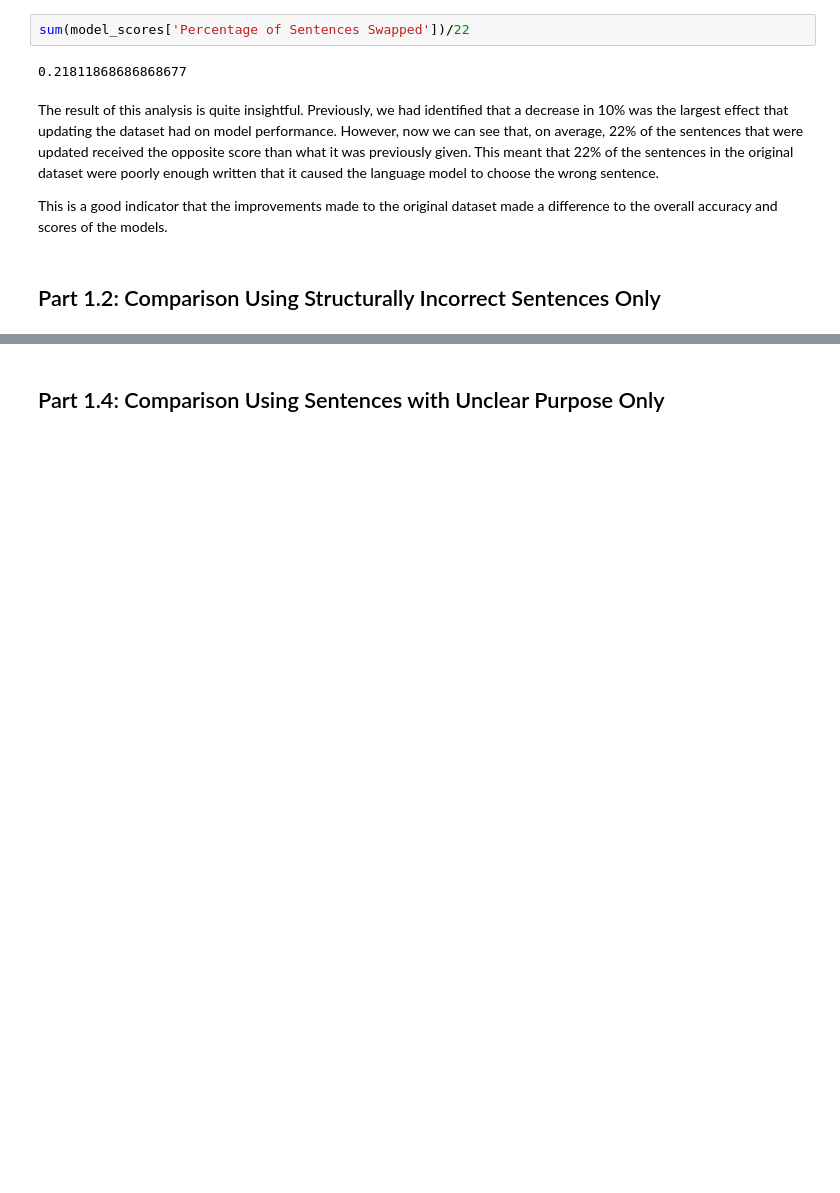
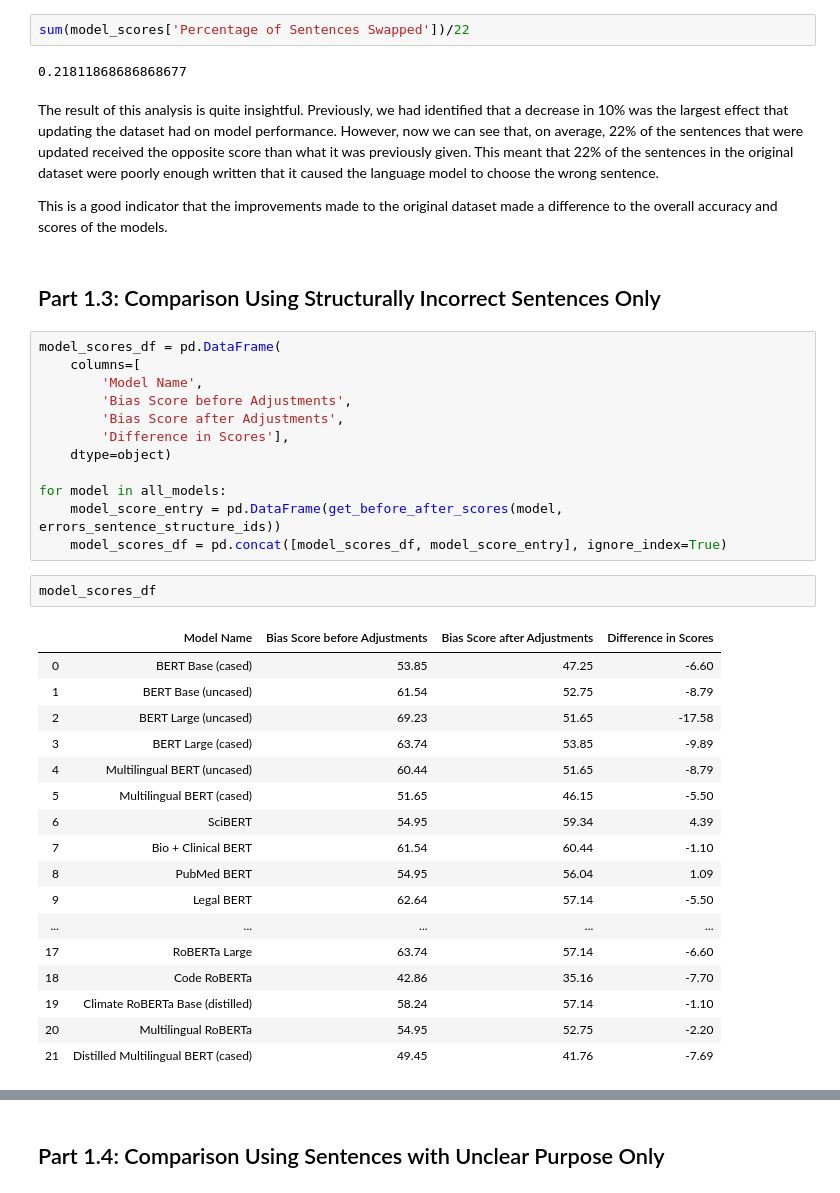
Before and after one commit to laramurphyyx/Visualisation-Tool-for-Social-Bias-in-NLP-Models, a Jupyter notebook: Analysis - Comparison of Original and Updated Datasets.ipynb, the cells around one changed output, grey strips where cells are left out. Saved outputs shown, nothing was run; the diff lists cells and outputs as text; blank space fills up the shorter version.

Commit message:
Finishing Analysis for Part 1

```diff
--- a/Analysis - Comparison of Original and Updated Datasets.ipynb
+++ b/Analysis - Comparison of Original and Updated Datasets.ipynb
@@ -382,4 +382,36 @@ The result of this analysis is quite insightful. Previously, we had identified t
 This is a good indicator that the improvements made to the original dataset made a difference to the overall accuracy and scores of the models.
 # %% [markdown]
 <a id='structure'></a>
-## Part 1.2: Comparison Using Structurally Incorrect Sentences Only
+## Part 1.3: Comparison Using Structurally Incorrect Sentences Only
+# %%
+model_scores_df = pd.DataFrame(
+    columns=[
+        'Model Name',
+        'Bias Score before Adjustments',
+        'Bias Score after Adjustments',
+        'Difference in Scores'],
+    dtype=object)
+
+for model in all_models:
+    model_score_entry = pd.DataFrame(get_before_after_scores(model, errors_sentence_structure_ids))
+    model_scores_df = pd.concat([model_scores_df, model_score_entry], ignore_index=True)
+# %%
+model_scores_df
+# %% [output]
+|  | Model Name | Bias Score before Adjustments | Bias Score after Adjustments | Difference in Scores |
+| 0 | BERT Base (cased) | 53.85 | 47.25 | -6.60 |
+| 1 | BERT Base (uncased) | 61.54 | 52.75 | -8.79 |
+| 2 | BERT Large (uncased) | 69.23 | 51.65 | -17.58 |
+| 3 | BERT Large (cased) | 63.74 | 53.85 | -9.89 |
+| 4 | Multilingual BERT (uncased) | 60.44 | 51.65 | -8.79 |
+| 5 | Multilingual BERT (cased) | 51.65 | 46.15 | -5.50 |
+| 6 | SciBERT | 54.95 | 59.34 | 4.39 |
+| 7 | Bio + Clinical BERT | 61.54 | 60.44 | -1.10 |
+| 8 | PubMed BERT | 54.95 | 56.04 | 1.09 |
+| 9 | Legal BERT | 62.64 | 57.14 | -5.50 |
+| ... | ... | ... | ... | ... |
+| 17 | RoBERTa Large | 63.74 | 57.14 | -6.60 |
+| 18 | Code RoBERTa | 42.86 | 35.16 | -7.70 |
+| 19 | Climate RoBERTa Base (distilled) | 58.24 | 57.14 | -1.10 |
+| 20 | Multilingual RoBERTa | 54.95 | 52.75 | -2.20 |
+| 21 | Distilled Multilingual BERT (cased) | 49.45 | 41.76 | -7.69 |
```
Also changed, not shown: parts of 17 cells of this notebook.
